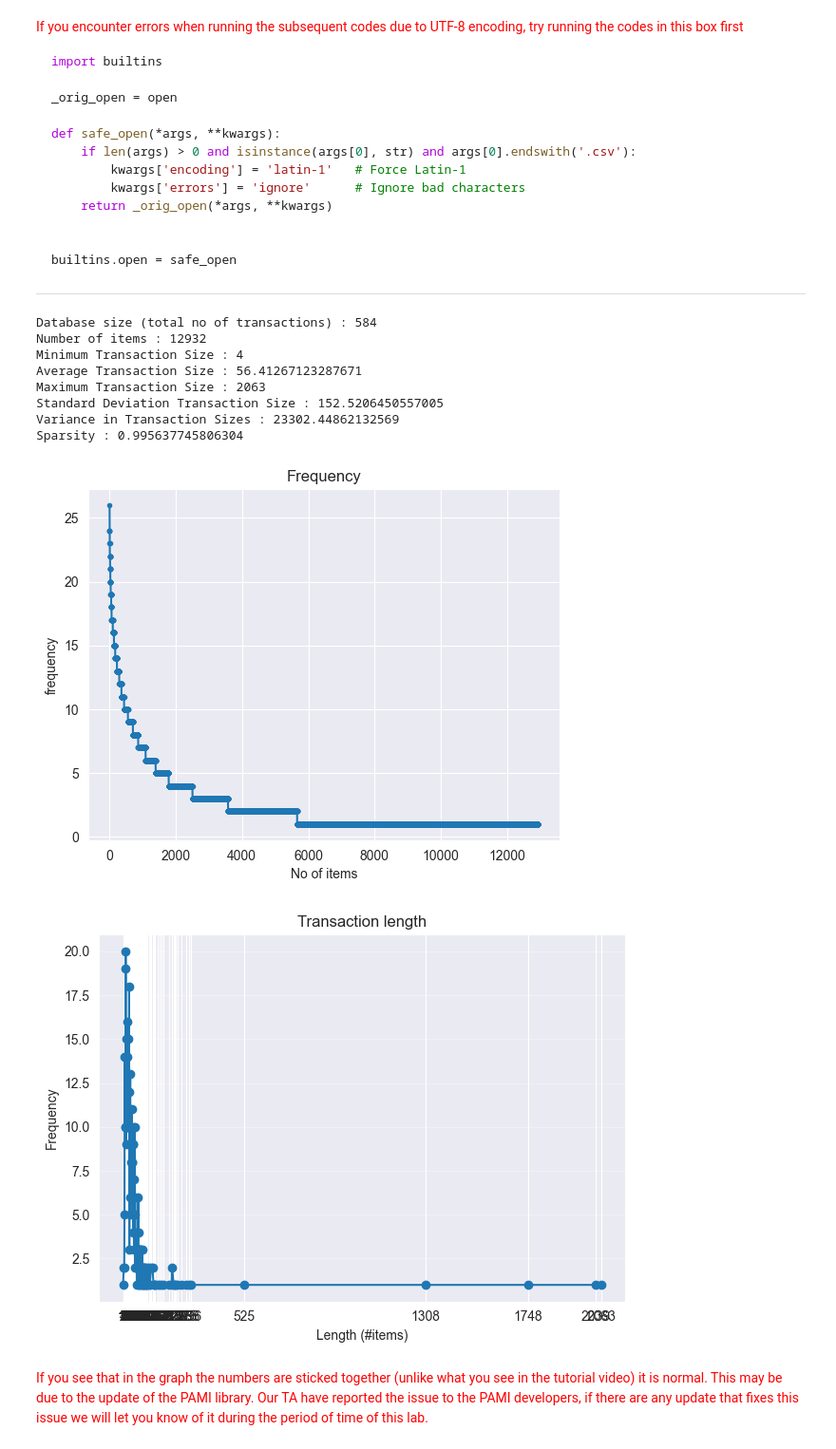
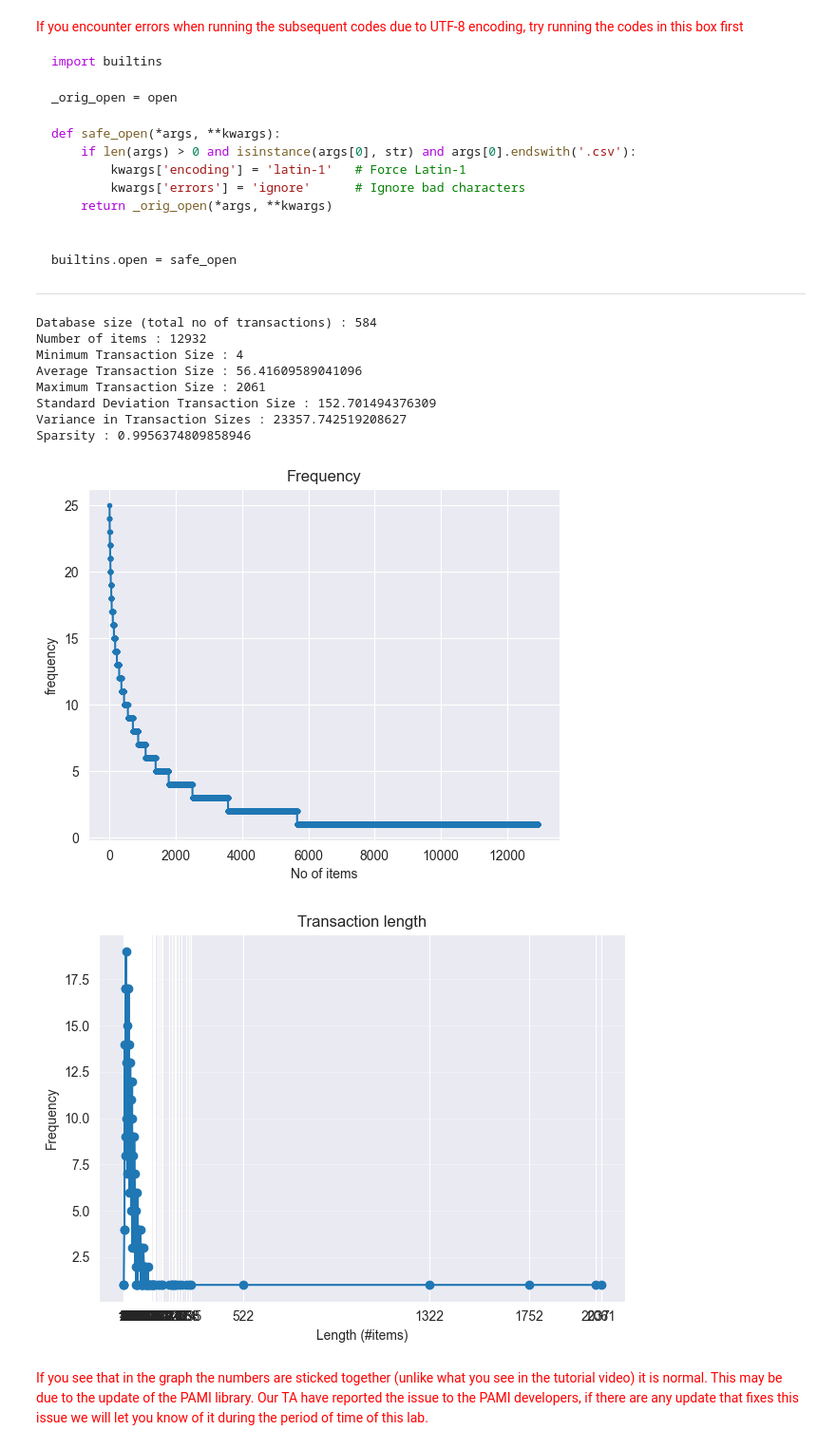
Before and after one commit to nguyentr0101/DM2025-Lab1-Exercise, a Jupyter notebook: DM2025-Lab1-Master.ipynb, the cells around one changed output. Shown at 95% size. Drawn from its saved outputs; the diff is of its cells as text; code cells hidden in the pictures.

````diff
--- a/DM2025-Lab1-Master.ipynb
+++ b/DM2025-Lab1-Master.ipynb
@@ -1721,23 +1763,38 @@ def safe_open(*args, **kwargs):
 builtins.open = safe_open
 ```
 ---
-# %%
-from PAMI.extras.dbStats import TransactionalDatabase as tds
-obj = tds.TransactionalDatabase('td_freq_db_comp_graphics.csv')
-obj.run()
-obj.printStats()
-obj.plotGraphs()
-# %% [output]
-Database size (total no of transactions) : 584
-Number of items : 12932
-Minimum Transaction Size : 4
-Average Transaction Size : 56.41267123287671
-Maximum Transaction Size : 2063
-Standard Deviation Transaction Size : 152.5206450557005
-Variance in Transaction Sizes : 23302.44862132569
-Sparsity : 0.995637745806304
-[figure, removed]
-[figure, removed]
+# %%
+# convert the file to UTF-8
+td_freq_db_comp_graphics = 'td_freq_db_comp_graphics.csv'
+td_freq_db_comp_graphics_utf8 = 'td_freq_db_comp_graphics_utf8.csv'
+with open(td_freq_db_comp_graphics, 'rb') as f:
+    raw = f.read()
+# try common Windows encodings; fall back to latin-1
+for enc in ['cp1252', 'latin-1']:
+    try:
+        text = raw.decode(enc)
+        break
+    except UnicodeDecodeError:
+        continue
+with open(td_freq_db_comp_graphics_utf8, 'w', encoding='utf-8', newline='') as f:
+    f.write(text)
+
+from PAMI.extras.dbStats import TransactionalDatabase as tds
+obj = tds.TransactionalDatabase(good)
+obj.run()
+obj.printStats()
+obj.plotGraphs()
+# %% [output]
+Database size (total no of transactions) : 584
+Number of items : 12932
+Minimum Transaction Size : 4
+Average Transaction Size : 56.41609589041096
+Maximum Transaction Size : 2061
+Standard Deviation Transaction Size : 152.701494376309
+Variance in Transaction Sizes : 23357.742519208627
+Sparsity : 0.9956374809858946
+[figure, added]
+[figure, added]
 # %% [markdown]
 <span style="color:red">If you see that in the graph the numbers are sticked together (unlike what you see in the tutorial video) it is normal. This may be due to the update of the PAMI library. Our TA have reported the issue to the PAMI developers, if there are any update that fixes this issue we will let you know of it during the period of time of this lab.</span>
 # %%
````
Also changed, not shown: parts of 22 cells of this notebook, 8 other files.
